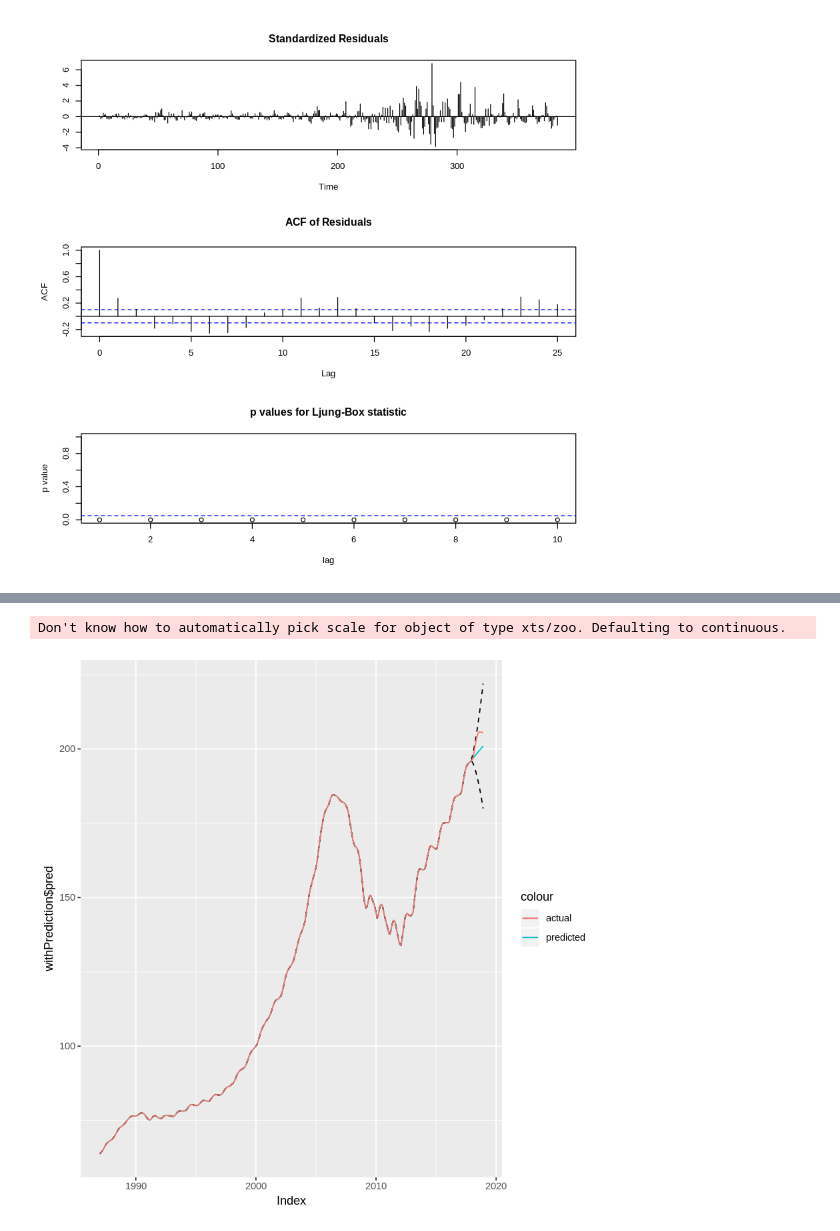
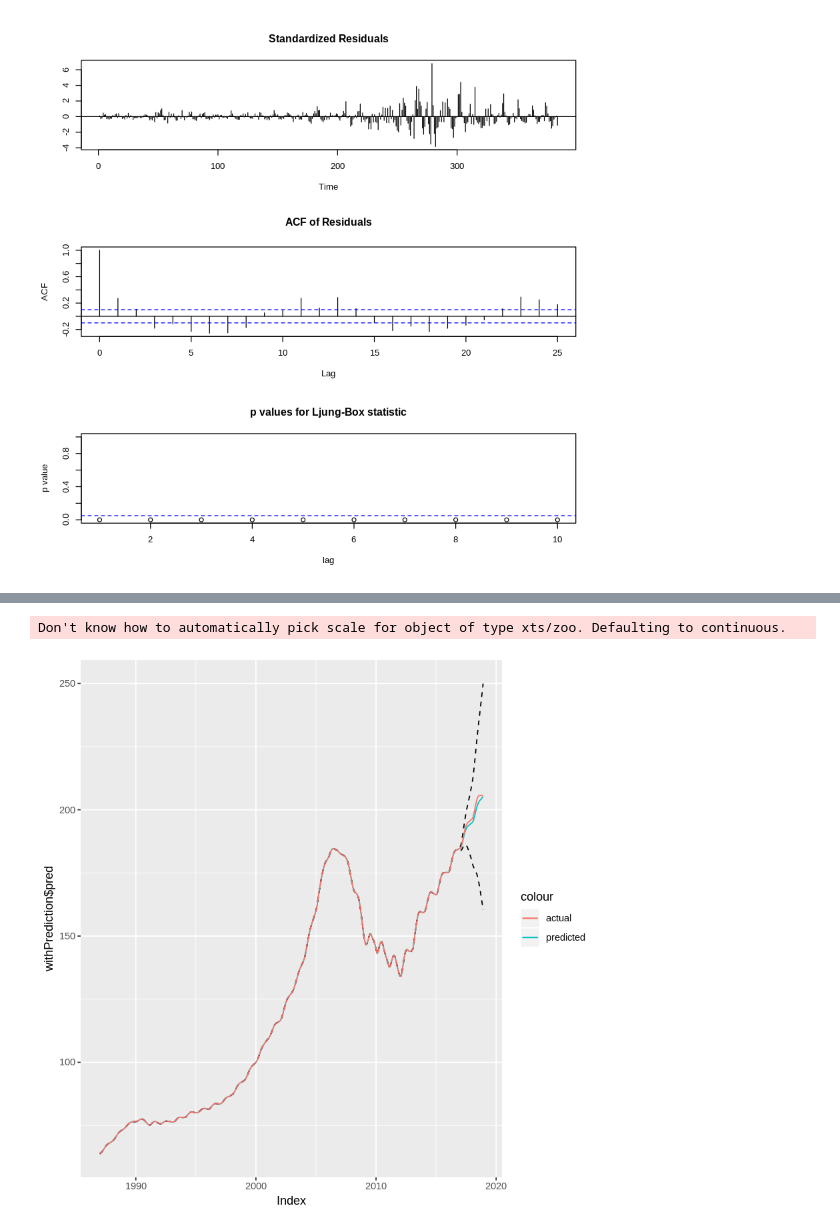
Before and after one commit to yehjxraymond/wqu_econometrics_group_proj, a Jupyter notebook: Univariate Time Series.ipynb, the cells around one changed output, grey strips where cells are left out. Saved outputs shown, nothing was run; the diff lists cells and outputs as text; code cells hidden in the pictures.

```diff
--- a/Univariate Time Series.ipynb
+++ b/Univariate Time Series.ipynb
@@ -328,38 +400,39 @@ Model | Variance | Log Likelihood | AIC | RMSE
+# %%
+periodToForecast = 24
+trainPeriod = nrow(HomePrice)-periodToForecast
+
+# Split data into training set
+train = HomePrice[1:trainPeriod]
+
+# Create new model with training set
+fit = arima(train, order=c(0,2,0), seasonal=list(order=c(2,0,0),period=12),  method = "ML")
+
+# Create prediction
+predictions = predict(fit,n.ahead=periodToForecast,se.fit=TRUE)
 # %%
-periodToForecast =
-trainPeriod = nrow(HomePrice)-periodToForecast
-train = HomePrice[1:trainPeriod]
-
-fit = arima(train, order=c(0,2,0),  method = "ML")
-predictions = predict(fit,n.ahead=periodToForecast,se.fit=TRUE)
-
-# Create vectors with prediction, 2 * SE bounds
+# Create dataframe of HomePrice with prediction and 2 * SE bounds
 pred = c()
 upper = c()
 lower = c()
 for(i in 1:nrow(HomePrice)){
     if(i <= nrow(HomePrice) - periodToForecast){
         pred[i] = HomePrice$CSUSHPINSA[i]
         upper[i] = HomePrice$CSUSHPINSA[i]
         lower[i] = HomePrice$CSUSHPINSA[i]
     }else{
         p = i - trainPeriod
         pred[i] = predictions$pred[p]
         upper[i] = predictions$pred[p] + 2*predictions$se[p]
         lower[i] = predictions$pred[p] - 2*predictions$se[p]
     }
 }
-
 withPrediction = merge(HomePrice, pred, upper, lower)
 
 ggplot(withPrediction, aes(Index)) +
     geom_line(aes(y = withPrediction$pred, color="predicted")) +
     geom_line(aes(y = withPrediction$upper), linetype="dashed") +
     geom_line(aes(y = withPrediction$lower), , linetype="dashed") +
     geom_line(aes(y = withPrediction$CSUSHPINSA, color="actual"))
-
-# acf(fit$residuals)
-# pacf(fit$residuals)
 # %% [output]
 Don't know how to automatically pick scale for object of type xts/zoo. Defaulting to continuous.
-[figure, old version]
+[figure, new version]
```
Also changed, not shown: parts of 14 cells of this notebook.
